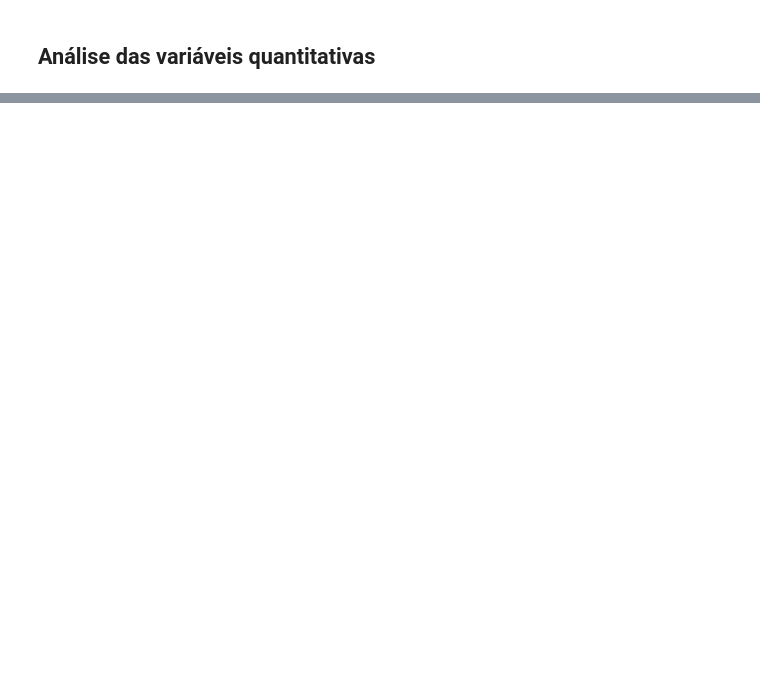
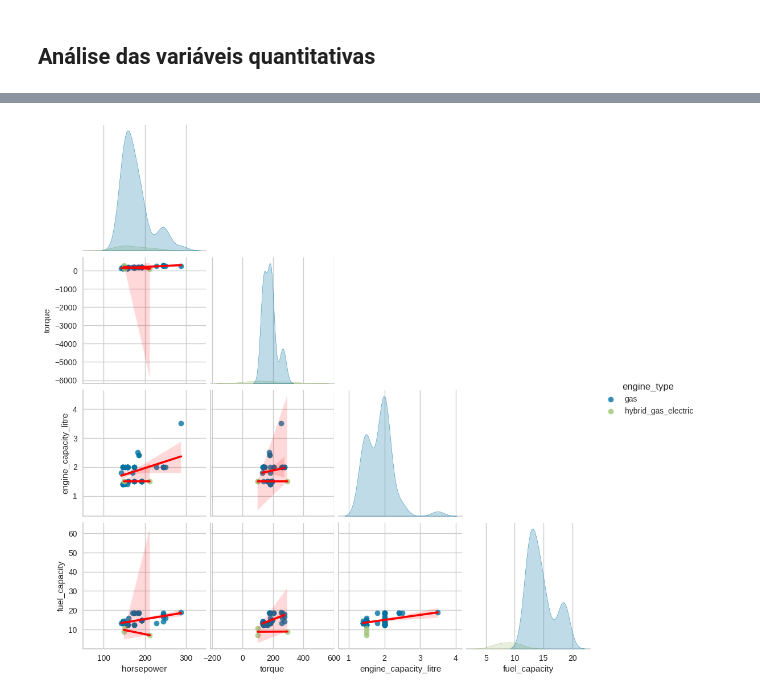
Before and after one commit to carlosvneves/post_tech_fase02_desafio_aula05, a Jupyter notebook: src/desafio_fase02_aula05/explore.ipynb, the cells around one changed output, grey strips where cells are left out. Drawn from its saved outputs; the diff is of its cells as text; code cells hidden in the pictures; blank space fills up the shorter version.

```diff
--- a/src/desafio_fase02_aula05/explore.ipynb
+++ b/src/desafio_fase02_aula05/explore.ipynb
@@ -288,0 +277,7 @@ plotly_subplots_box(4, 5, data_quanti)
+# %%
+# mapa de correlação entre as variáveis quantitativas
+from yellowbrick.features import Rank2D
+
+visualizer = Rank2D(algorithm="pearson")
+visualizer.fit_transform(data_quanti)
+visualizer.show();
@@ -288,0 +288,4 @@ plotly_subplots_box(4, 5, data_quanti)
+# %%
+visualizer = Rank2D(algorithm="spearman")
+visualizer.fit_transform(data_quanti)
+visualizer.show();
@@ -288,0 +359,8 @@ plotly_subplots_box(4, 5, data_quanti)
+# %%
+vars = data_quanti.columns[4:8]
+vars = vars.append(pd.core.indexes.base.Index([data_quanti.columns[10]]))
+newdf = data_quanti.copy()
+newdf['engine_type'] = data_quali['engine_type']
+p = pairplot(newdf, hue= 'engine_type',vars=vars,  kind='reg',corner=True, height=2.5, aspect=1, plot_kws={'line_kws':{'color':'red'}});
+# %% [output]
+[figure, added]
```
Also changed, not shown: parts of 39 cells of this notebook, 2 other files.
